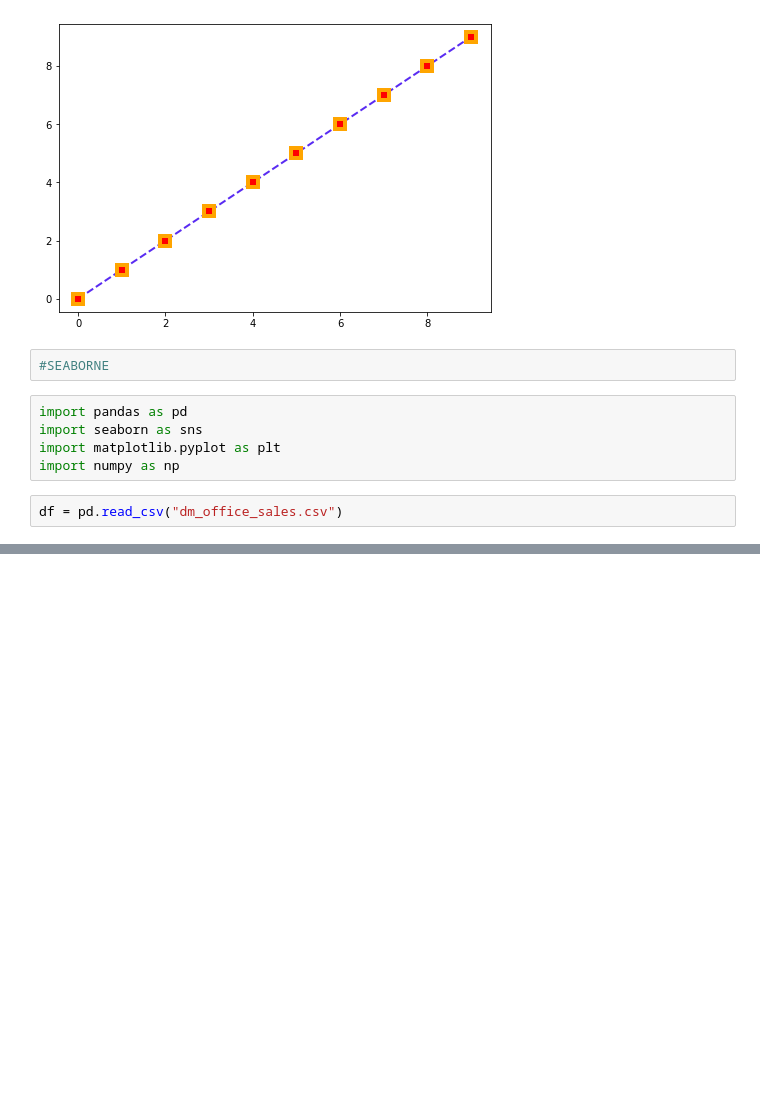
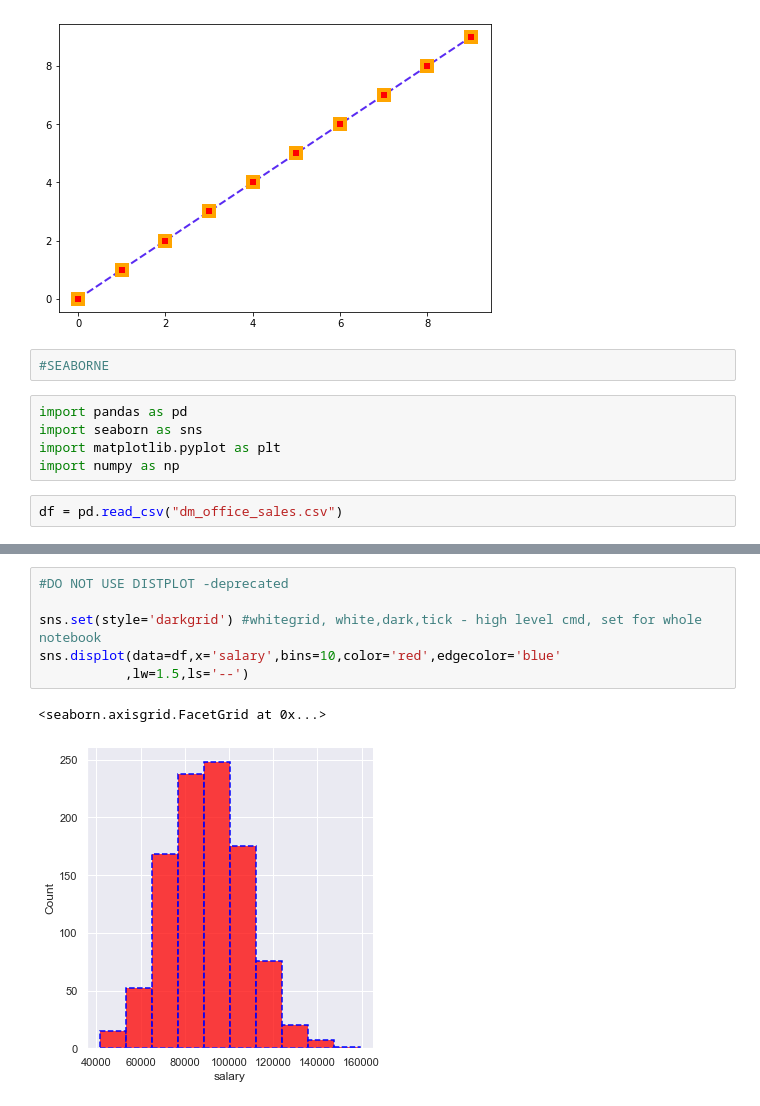
Before and after one commit to ddrightnow/Machine-Learning-Projects, a Jupyter notebook: Python Data Science and Machine Learning/Setup and Environments/05-Seaborn/Data Science and Machine Learning Workbook 2.ipynb, the cells around one changed output, grey strips where cells are left out. Drawn from its saved outputs; the diff is of its cells as text; blank space fills up the shorter version.

Commit message:
displot

```diff
--- a/Python Data Science and Machine Learning/Setup and Environments/05-Seaborn/Data Science and Machine Learning Workbook 2.ipynb
+++ b/Python Data Science and Machine Learning/Setup and Environments/05-Seaborn/Data Science and Machine Learning Workbook 2.ipynb
@@ -374,0 +392,9 @@ sns.scatterplot(x='salary',y='sales',data=df,s=200,style='level of education',
+# %%
+#DO NOT USE DISTPLOT -deprecated
+
+sns.set(style='darkgrid') #whitegrid, white,dark,tick - high level cmd, set for whole notebook
+sns.displot(data=df,x='salary',bins=10,color='red',edgecolor='blue'
+           ,lw=1.5,ls='--')
+# %% [output]
+<seaborn.axisgrid.FacetGrid at 0x...>
+[figure, added]
```
Also changed, not shown: parts of 27 cells of this notebook.
